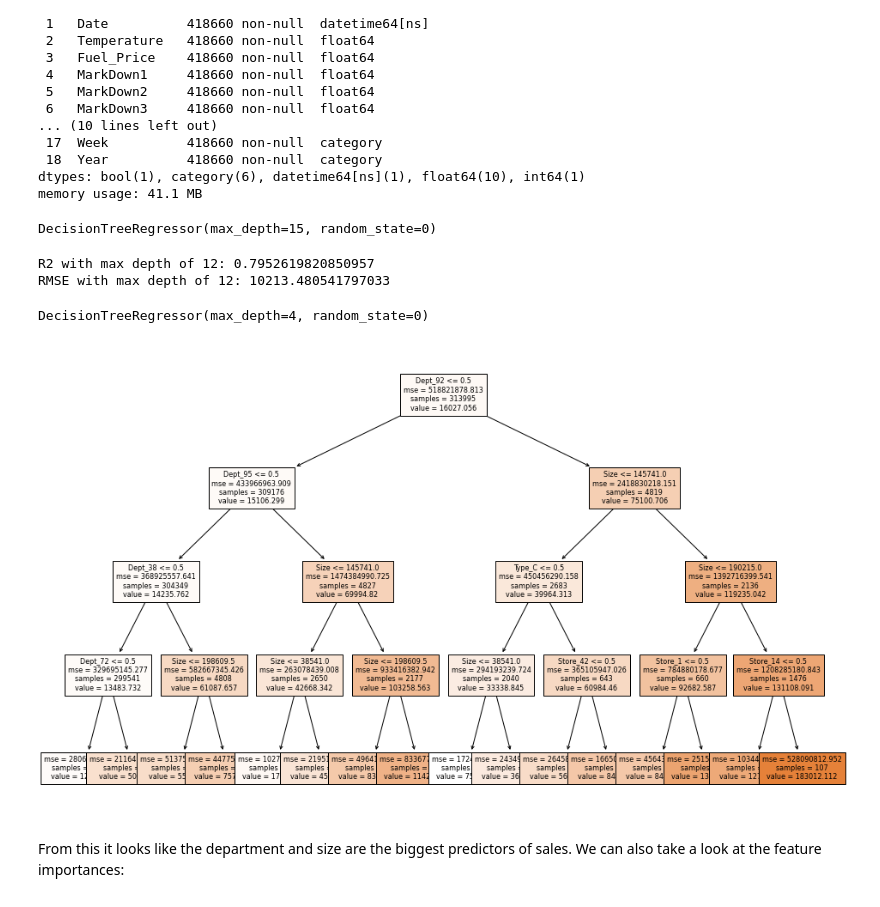
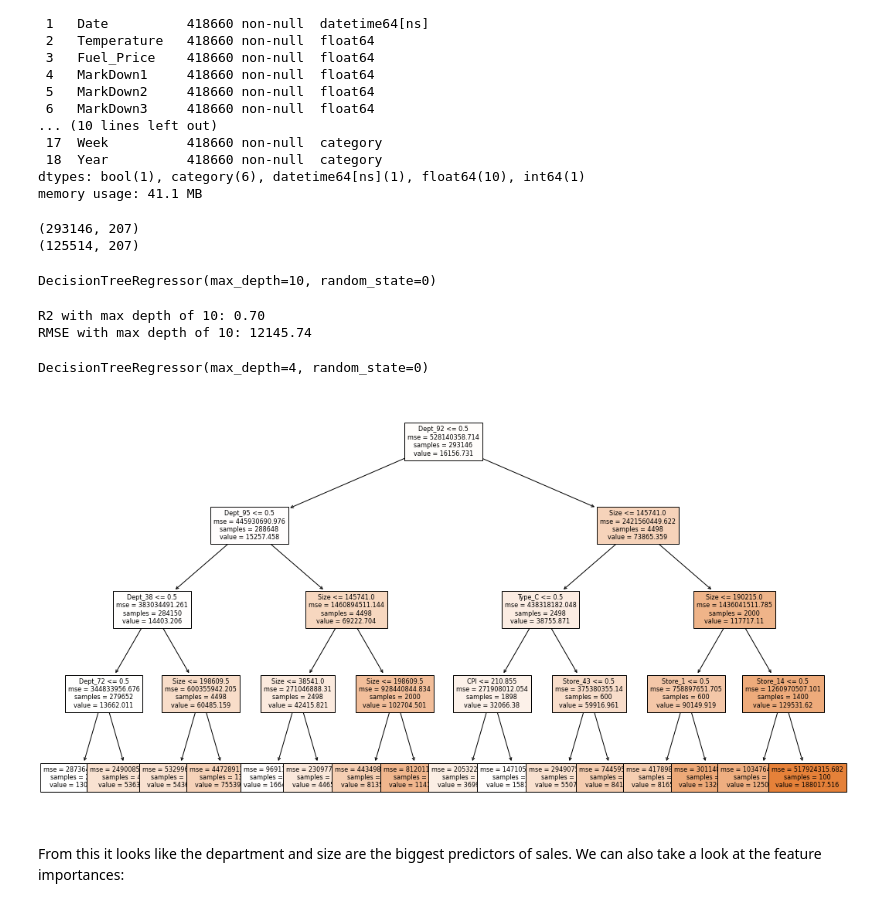
Before and after one commit to jamesdinardo/Retail-Forecasting, a Jupyter notebook: Decision_Tree.ipynb, the cells around one changed output. Drawn from its saved outputs; the diff is of its cells as text; code cells hidden in the pictures.

Commit message:
formatted metrics for each notebook, finished first draft of readme, created 1 additional image

```diff
--- a/Decision_Tree.ipynb
+++ b/Decision_Tree.ipynb
@@ -79,17 +73,28 @@ X_train, X_test, y_train, y_test = train_test_split(X, y, test_size=0.25, random
+# %%
+X_train = df_dummies.loc[(df['Year']==2010) | (df['Year']==2011), :].drop('Weekly_Sales', axis=1).values
+X_test = df_dummies.loc[df['Year']==2012, :].drop('Weekly_Sales', axis=1).values
+y_train = df_dummies.loc[(df['Year']==2010) | (df['Year']==2011), 'Weekly_Sales'].values.reshape(-1, 1)
+y_test = df_dummies.loc[df['Year']==2012, 'Weekly_Sales'].values.reshape(-1, 1)
+
+print(X_train.shape)
+print(X_test.shape)
+# %% [output]
+(293146, 207)
+(125514, 207)
 # %%
-dt = DecisionTreeRegressor(max_depth=15, random_state=0)
+dt = DecisionTreeRegressor(max_depth=10, random_state=0)
 # %%
 dt.fit(X_train, y_train)
 # %% [output]
-DecisionTreeRegressor(max_depth=15, random_state=0)
+DecisionTreeRegressor(max_depth=10, random_state=0)
 # %%
 y_pred = dt.predict(X_test)
 
-print('R2 with max depth of 12: {}'.format(metrics.r2_score(y_test, y_pred)))
-print('RMSE with max depth of 12: {}'.format(np.sqrt(metrics.mean_squared_error(y_test, y_pred))))
+print('R2 with max depth of 10: {:.2f}'.format(metrics.r2_score(y_test, y_pred)))
+print('RMSE with max depth of 10: {:.2f}'.format(np.sqrt(metrics.mean_squared_error(y_test, y_pred))))
 # %% [output]
-R2 with max depth of 12: 0.7952619820850957
-RMSE with max depth of 12: 10213.480541797033
+R2 with max depth of 10: 0.70
+RMSE with max depth of 10: 12145.74
 # %%
 #Create a decision tree with max depth of 4 for plotting
 dt_pruned = DecisionTreeRegressor(random_state=0, max_depth=4)
@@ -99,12 +104,12 @@ DecisionTreeRegressor(max_depth=4, random_state=0)
 # %%
 #plot the tree
 features = list(df_dummies.drop('Weekly_Sales', axis=1).columns)
 
-fig, ax = plt.subplots(figsize=(16,10))
+fig, ax = plt.subplots(figsize=(18,10))
 tree.plot_tree(dt_pruned, feature_names=features, fontsize=8, filled=True)
 plt.show()
 # %% [output]
-[figure, old version]
+[figure, new version]
 # %% [markdown]
 From this it looks like the department and size are the biggest predictors of sales. We can also take a look at the feature importances:
 # %%
```
Also changed, not shown: parts of 14 cells of this notebook, 5 other files.
